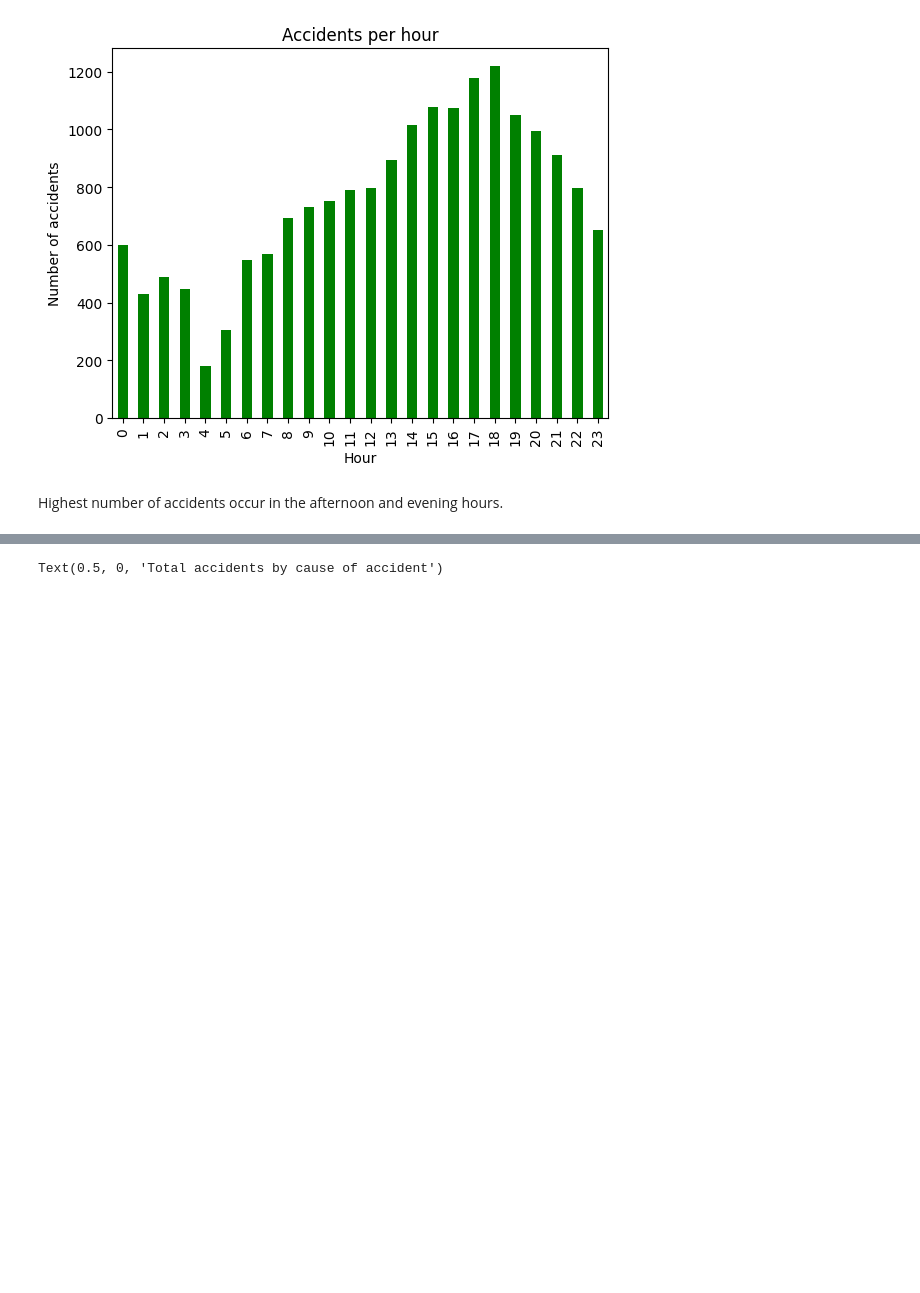
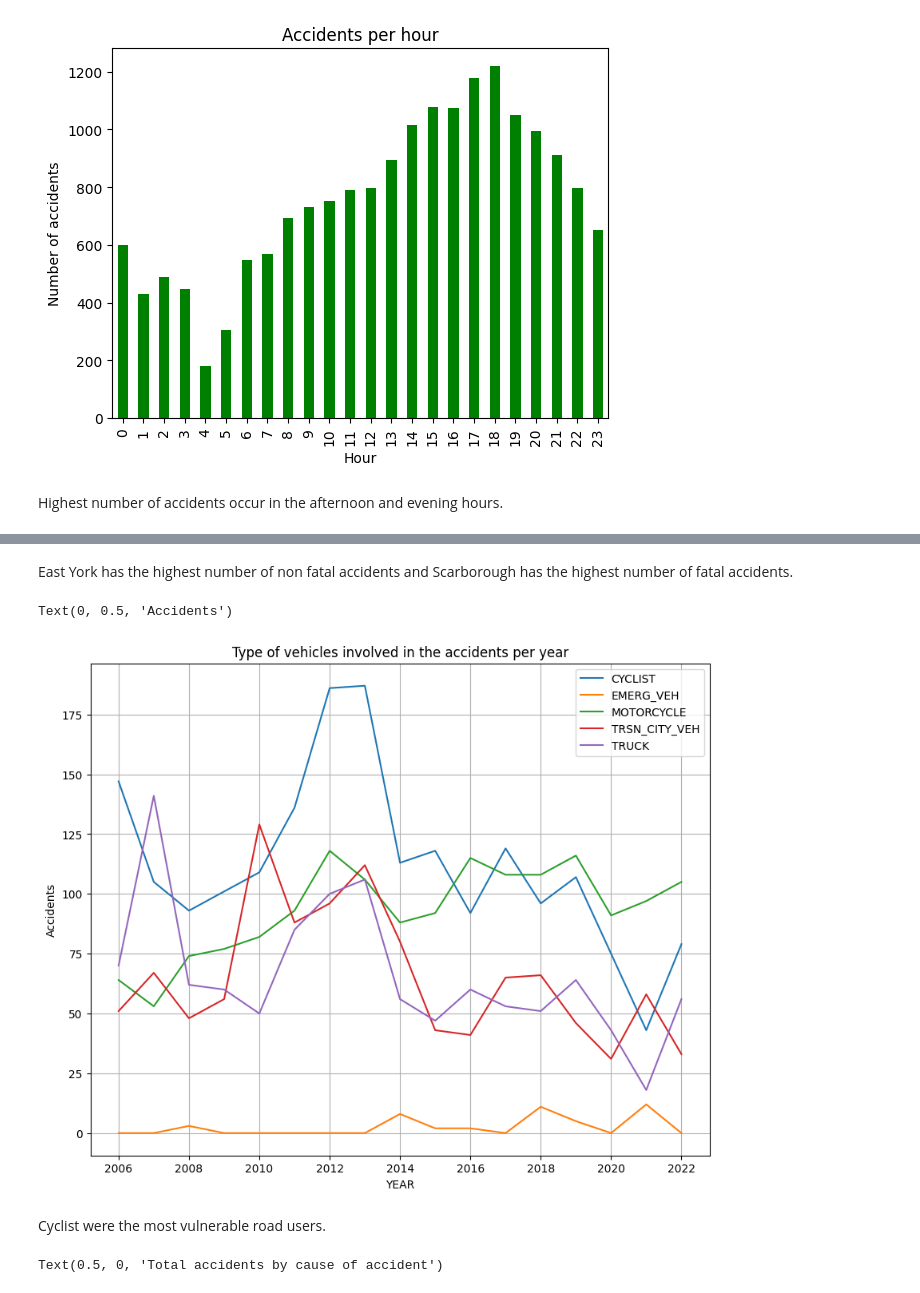
Before and after one commit to AazainKhan/toronto-collision-prediction, a Jupyter notebook: KSI_data_exploration.ipynb, the cells around one changed output, grey strips where cells are left out. Cells and saved outputs as stored; diff of their text form; code cells hidden in the pictures; blank space fills up the shorter version.

```diff
--- a/KSI_data_exploration.ipynb
+++ b/KSI_data_exploration.ipynb
@@ -261,3 +257,21 @@ District--Toronto East York has the most accident numbers.
+# %% [markdown]
+East York has the highest number of non fatal accidents and Scarborough has the highest number of fatal accidents.
+# %%
+# vehicle types involved in the accidents
+vehicle_data = df.pivot_table(index='YEAR', margins=True, margins_name='TOTAL', values=[
+    'CYCLIST', 'TRSN_CITY_VEH', 'MOTORCYCLE', 'TRUCK', 'EMERG_VEH'], aggfunc=np.sum)
+vehicle_data1 = df.pivot_table(index='YEAR', margins=False, values=[
+    'CYCLIST', 'TRSN_CITY_VEH', 'MOTORCYCLE', 'TRUCK', 'EMERG_VEH'], aggfunc=np.sum)
+
+
+vehicle_data1.plot(figsize=(
+    10, 8), title="Type of vehicles involved in the accidents per year", grid=True)
+plt.ylabel('Accidents')
+# %% [output]
+Text(0, 0.5, 'Accidents')
+[figure, added]
+# %% [markdown]
+Cyclist were the most vulnerable road users.
 # %%
 # driving condition VS accident
 KSI_pivot_cause = df.pivot_table(index='YEAR',
```
Also changed, not shown: parts of 12 cells of this notebook.
